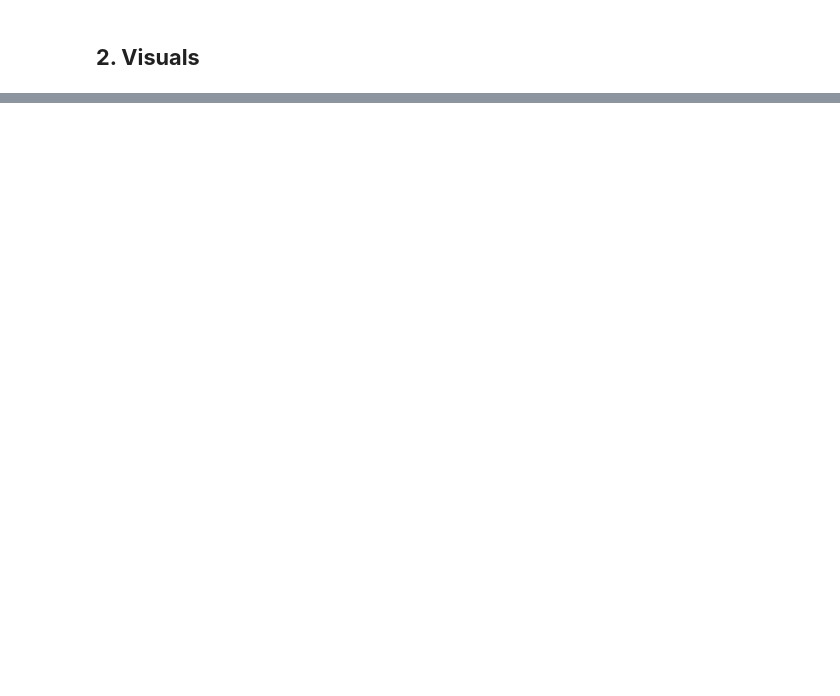
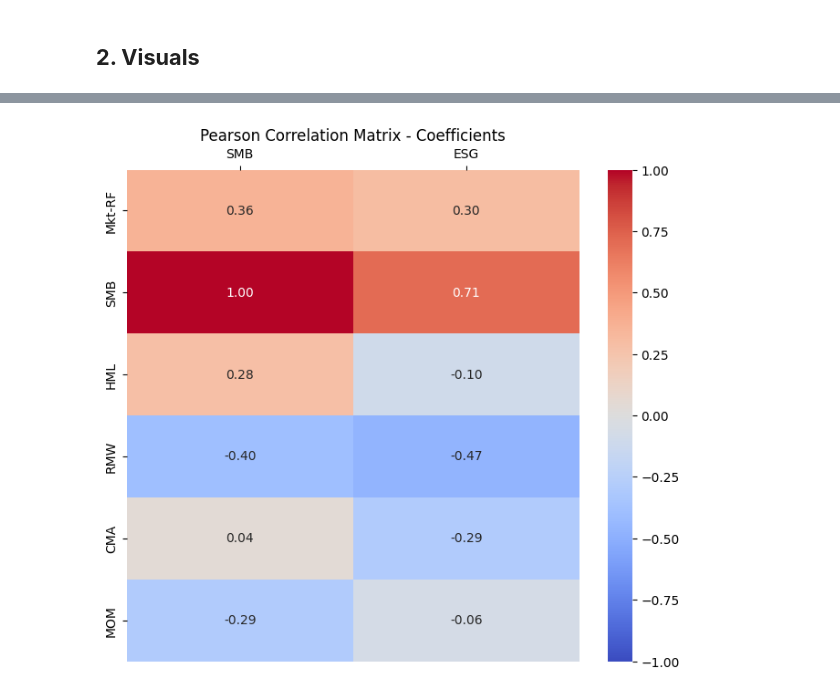
Before and after one commit to lkrsl/multi_factor_modelling_esg_factor_development, a Jupyter notebook: Part3_Further_Visuals_For_Paper.ipynb, the cells around one changed output, grey strips where cells are left out. Cells and saved outputs as stored; diff of their text form; code cells hidden in the pictures; blank space fills up the shorter version.

```diff
--- a/Part3_Further_Visuals_For_Paper.ipynb
+++ b/Part3_Further_Visuals_For_Paper.ipynb
@@ -141,0 +258,24 @@ plt.show()
+# %%
+factor_columns = ["Mkt-RF", "SMB", "HML", "RMW", "CMA", "MOM", "ESG", "ESG_Residual"]
+
+esg_smb_heatmap_data = data[factor_columns].dropna().reset_index(drop = True)
+
+columns = esg_smb_heatmap_data[factor_columns].columns
+# %%
+#Correlation & P-Value Matrices
+corr_matrix_pearson = pd.DataFrame(index=columns, columns=columns, dtype=float)
+pval_matrix_pearson = pd.DataFrame(index=columns, columns=columns, dtype=float)
+
+for col1 in columns:
+    for col2 in columns:
+
+        #Calculates correlation coefficient and p-value
+        corr, pval = pearsonr(esg_smb_heatmap_data[col1], esg_smb_heatmap_data[col2])
+
+        #Adds values to dataframes
+        corr_matrix_pearson.loc[col1, col2] = corr
+        pval_matrix_pearson.loc[col1, col2] = pval
+# %%
+plotHeatmap(corr_matrix_pearson, "Pearson Correlation Matrix - Coefficients", False, ["SMB", "ESG"], ["Mkt-RF", "SMB", "HML", "RMW", "CMA", "MOM"])
+# %% [output]
+[figure, added]
```
Also changed, not shown: parts of 25 cells of this notebook.
